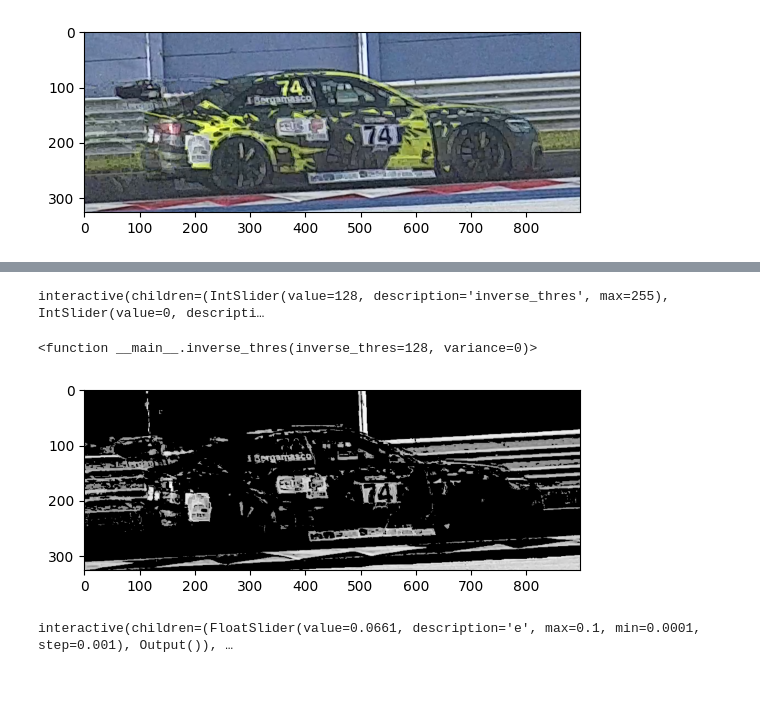
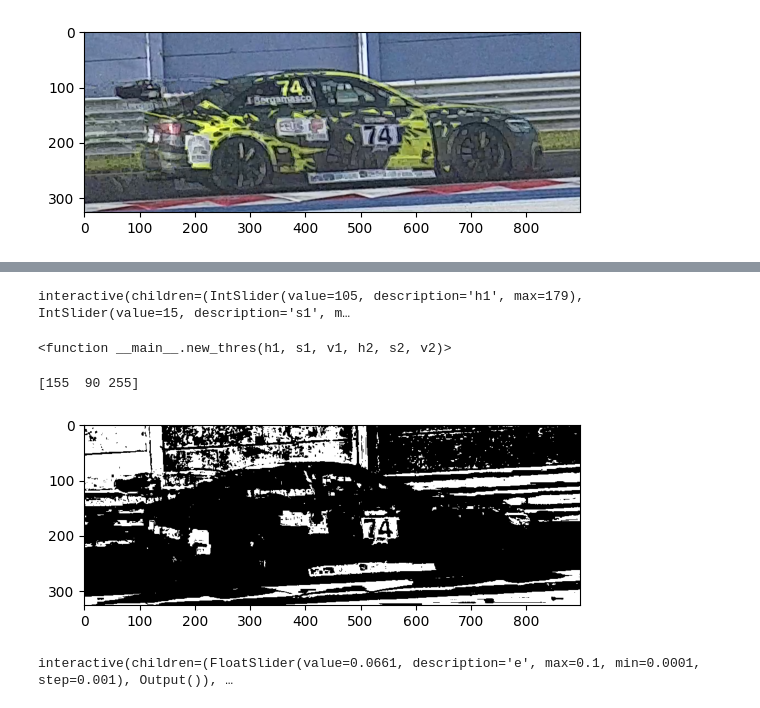
Before and after one commit to michelevantaggi02/riconoscimento_numeri, a Jupyter notebook: notebooks/adaptiveThreshold.ipynb, the cells around one changed output, grey strips where cells are left out. Cells and saved outputs as stored; diff of their text form; code cells hidden in the pictures.

Commit message:
Change thresholding method to use HSV values

```diff
--- a/notebooks/adaptiveThreshold.ipynb
+++ b/notebooks/adaptiveThreshold.ipynb
@@ -6,7 +6,7 @@ import matplotlib.pyplot as plt
 %matplotlib inline
 from ipywidgets import interact, interactive, fixed, interact_manual, IntSlider, FloatSlider
 # %%
-image_path = "D:/riconoscimento_numeri/imgs/test_audi.png"
+image_path = "../imgs/test_audi.png"
 
 image = cv2.imread(image_path, cv2.IMREAD_GRAYSCALE)
 
@@ -87,36 +71,34 @@ print(mediana)
-# %%
-import numpy as np
-
-def inverse_thres( inverse_thres = 128, variance = 0):
-
-    new_image = np.zeros((len(image_color), len(image_color[0])), dtype=np.uint8)
-
-    for i in range(len(image_color)):
-        for j in range(len(image_color[i])):
-
-
-            mean = np.uint8(np.mean(image_color[i][j]))
-
-            var = np.std(image_color[i][j])
-
-            if mean > inverse_thres and var < variance:
-                new_image[i][j] = mean
-            else:
-                new_image[i][j] = 0
-
-    plt.imshow(new_image, cmap="gray")
-    plt.show()
-
-    return new_image
-
-interact(inverse_thres, inverse_thres = IntSlider(min=0, max=255, step=1, value=128), variance = IntSlider(min=0, max=255, step=1, value=0))
-# %% [output]
-interactive(children=(IntSlider(value=128, description='inverse_thres', max=255), IntSlider(value=0, descripti…
-<function __main__.inverse_thres(inverse_thres=128, variance=0)>
-# %%
-thres = inverse_thres(125, 18)
-# %% [output]
-[figure, removed]
+# %%
+def new_thres(h1, s1, v1, h2, s2, v2):
+    hsv = cv2.cvtColor(image_color, cv2.COLOR_BGR2HSV)
+    lower_white = np.array([h1, s1, v1])
+    upper_white = np.array([h2, s2, v2])
+    print(upper_white)
+
+    mask = cv2.inRange(hsv, lower_white, upper_white)
+
+    plt.imshow(mask, cmap="gray")
+    plt.show()
+
+    return mask
+
+h1 = IntSlider(min=0, max=179, value=105)
+s1 = IntSlider(min=0, max=255, value=15)
+v1 = IntSlider(min=0, max=255, value=190)
+
+h2 = IntSlider(min=0, max=179, value=172)
+s2 = IntSlider(min=0, max=255, value=111)
+v2 = IntSlider(min=0, max=255, value=255)
+
+interact(new_thres, h1 = h1, s1 = s1, v1 = v1, h2 = h2, s2 = s2, v2 = v2)
+# %% [output]
+interactive(children=(IntSlider(value=105, description='h1', max=179), IntSlider(value=15, description='s1', m…
+<function __main__.new_thres(h1, s1, v1, h2, s2, v2)>
+# %%
+thres = new_thres(98, 0, 127, 155, 90, 255)
+# %% [output]
+[155  90 255]
+[figure, added]
 # %%
 def calc_epsilon(e = 0.0661):
     print(e)
```
Also changed, not shown: parts of 2 cells of this notebook, 2 other files.
